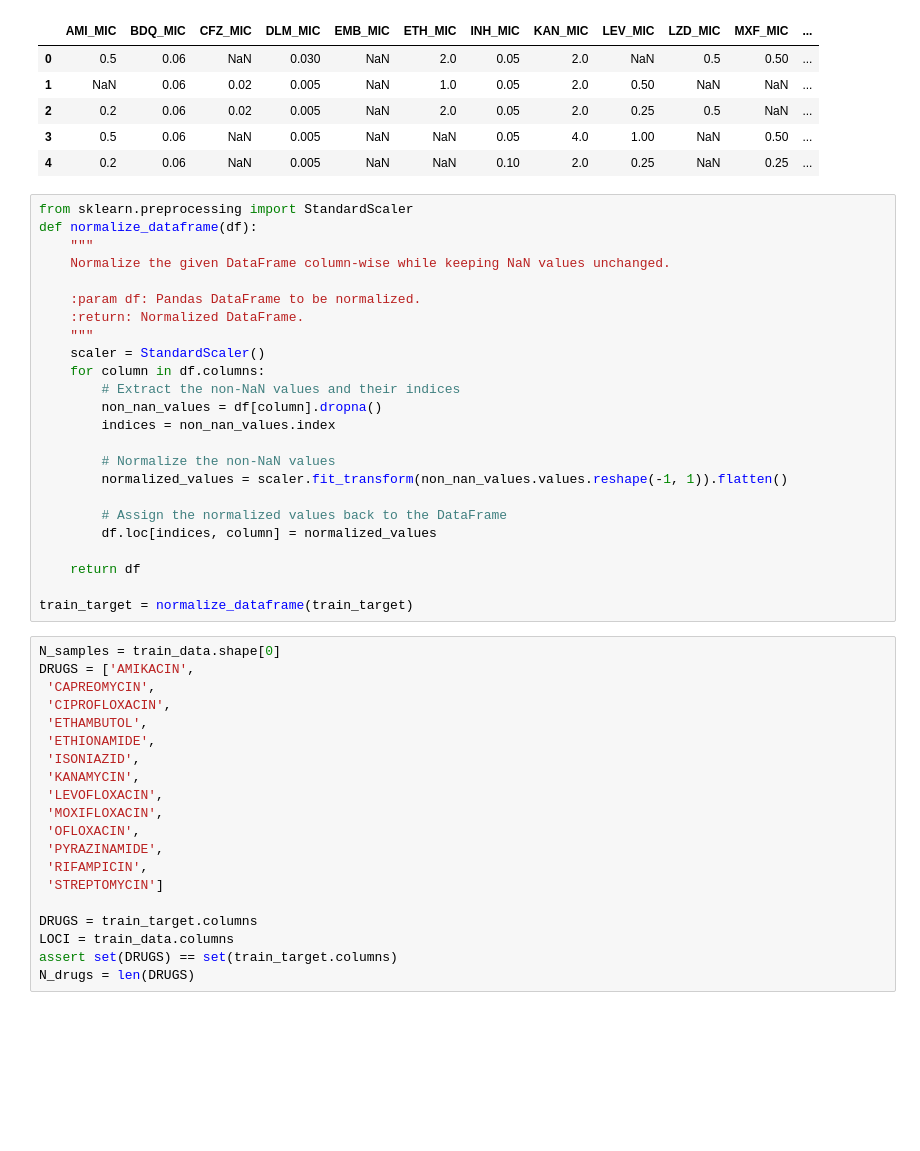
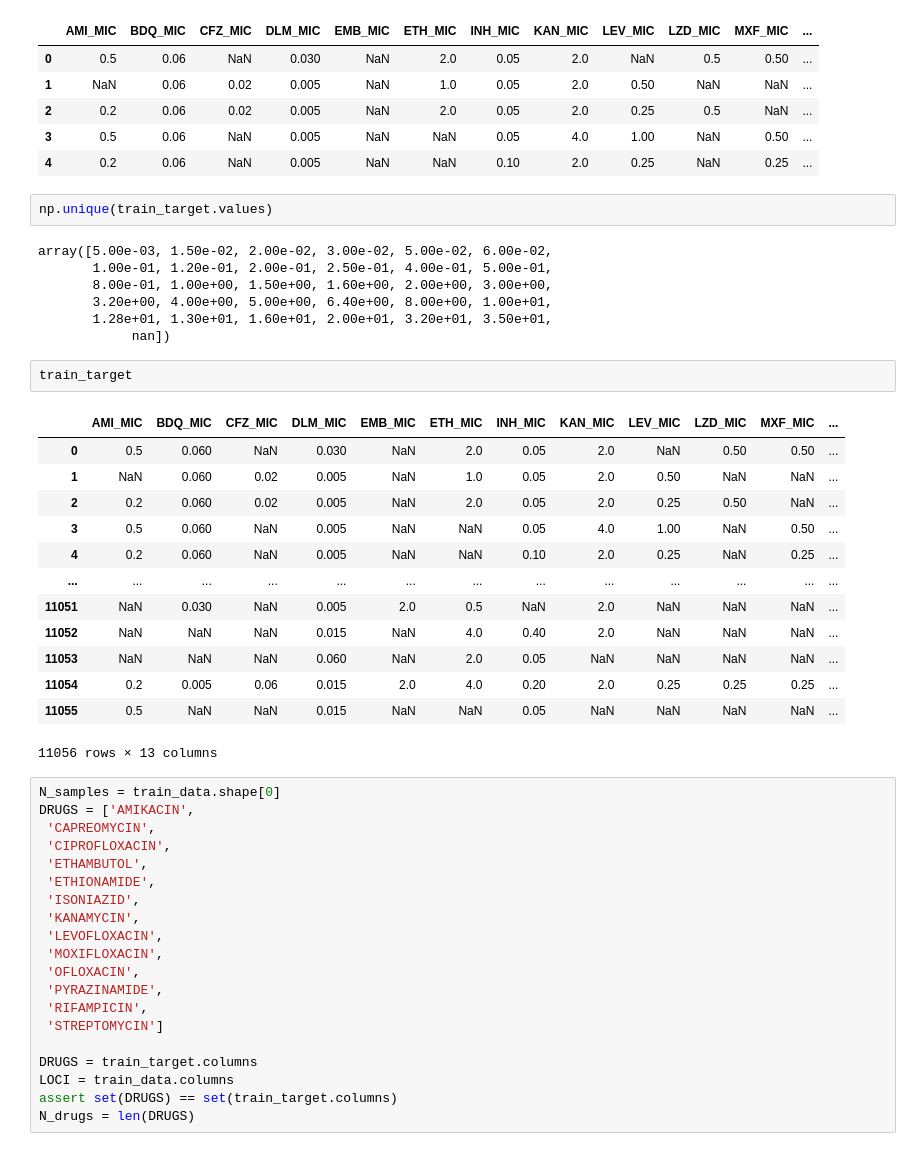
Before and after one commit to linfeng-wang/tb_dr_MIC_v2, a Jupyter notebook: nn-model_green.ipynb, the cells around one changed output. Saved outputs shown, nothing was run; the diff lists cells and outputs as text; blank space fills up the shorter version.

```diff
--- a/nn-model_green.ipynb
+++ b/nn-model_green.ipynb
@@ -101,30 +104,31 @@ train_target.head()
 | 2 | 0.2 | 0.06 | 0.02 | 0.005 | NaN | 2.0 | 0.05 | 2.0 | 0.25 | 0.5 | NaN | ... |
 | 3 | 0.5 | 0.06 | NaN | 0.005 | NaN | NaN | 0.05 | 4.0 | 1.00 | NaN | 0.50 | ... |
 | 4 | 0.2 | 0.06 | NaN | 0.005 | NaN | NaN | 0.10 | 2.0 | 0.25 | NaN | 0.25 | ... |
-# %%
-from sklearn.preprocessing import StandardScaler
-def normalize_dataframe(df):
-    """
-    Normalize the given DataFrame column-wise while keeping NaN values unchanged.
-
-    :param df: Pandas DataFrame to be normalized.
-    :return: Normalized DataFrame.
-    """
-    scaler = StandardScaler()
-    for column in df.columns:
-        # Extract the non-NaN values and their indices
-        non_nan_values = df[column].dropna()
-        indices = non_nan_values.index
-
-        # Normalize the non-NaN values
-        normalized_values = scaler.fit_transform(non_nan_values.values.reshape(-1, 1)).flatten()
-
-        # Assign the normalized values back to the DataFrame
-        df.loc[indices, column] = normalized_values
-
-    return df
-
-train_target = normalize_dataframe(train_target)
+# %%
+np.unique(train_target.values)
+# %% [output]
+array([5.00e-03, 1.50e-02, 2.00e-02, 3.00e-02, 5.00e-02, 6.00e-02,
+       1.00e-01, 1.20e-01, 2.00e-01, 2.50e-01, 4.00e-01, 5.00e-01,
+       8.00e-01, 1.00e+00, 1.50e+00, 1.60e+00, 2.00e+00, 3.00e+00,
+       3.20e+00, 4.00e+00, 5.00e+00, 6.40e+00, 8.00e+00, 1.00e+01,
+       1.28e+01, 1.30e+01, 1.60e+01, 2.00e+01, 3.20e+01, 3.50e+01,
+            nan])
+# %%
+train_target
+# %% [output]
+|  | AMI_MIC | BDQ_MIC | CFZ_MIC | DLM_MIC | EMB_MIC | ETH_MIC | INH_MIC | KAN_MIC | LEV_MIC | LZD_MIC | MXF_MIC | ... |
+| 0 | 0.5 | 0.060 | NaN | 0.030 | NaN | 2.0 | 0.05 | 2.0 | NaN | 0.50 | 0.50 | ... |
+| 1 | NaN | 0.060 | 0.02 | 0.005 | NaN | 1.0 | 0.05 | 2.0 | 0.50 | NaN | NaN | ... |
+| 2 | 0.2 | 0.060 | 0.02 | 0.005 | NaN | 2.0 | 0.05 | 2.0 | 0.25 | 0.50 | NaN | ... |
+| 3 | 0.5 | 0.060 | NaN | 0.005 | NaN | NaN | 0.05 | 4.0 | 1.00 | NaN | 0.50 | ... |
+| 4 | 0.2 | 0.060 | NaN | 0.005 | NaN | NaN | 0.10 | 2.0 | 0.25 | NaN | 0.25 | ... |
+| ... | ... | ... | ... | ... | ... | ... | ... | ... | ... | ... | ... | ... |
+| 11051 | NaN | 0.030 | NaN | 0.005 | 2.0 | 0.5 | NaN | 2.0 | NaN | NaN | NaN | ... |
+| 11052 | NaN | NaN | NaN | 0.015 | NaN | 4.0 | 0.40 | 2.0 | NaN | NaN | NaN | ... |
+| 11053 | NaN | NaN | NaN | 0.060 | NaN | 2.0 | 0.05 | NaN | NaN | NaN | NaN | ... |
+| 11054 | 0.2 | 0.005 | 0.06 | 0.015 | 2.0 | 4.0 | 0.20 | 2.0 | 0.25 | 0.25 | 0.25 | ... |
+| 11055 | 0.5 | NaN | NaN | 0.015 | NaN | NaN | 0.05 | NaN | NaN | NaN | NaN | ... |
+11056 rows × 13 columns
 # %%
 N_samples = train_data.shape[0]
 DRUGS = ['AMIKACIN',
```
Also changed, not shown: parts of 10 cells of this notebook, 41 other files.
